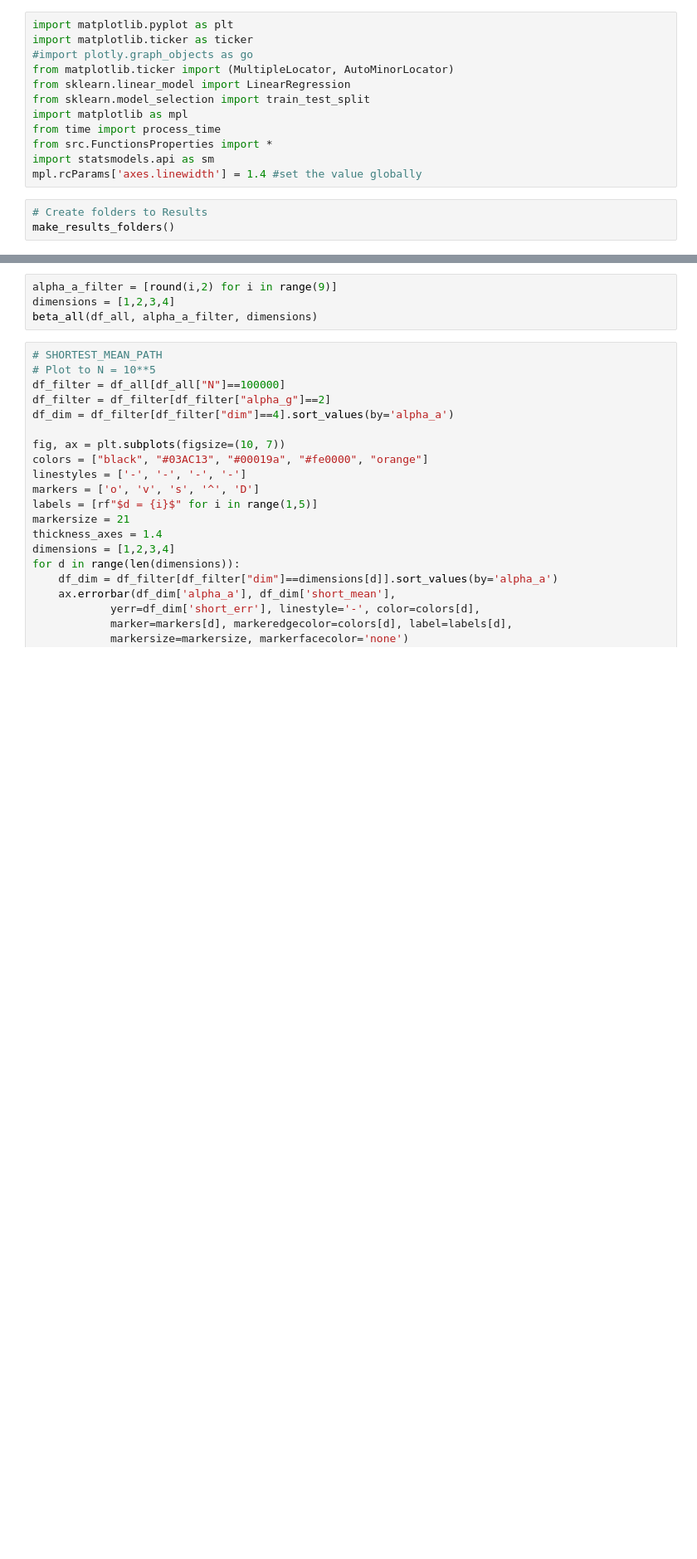
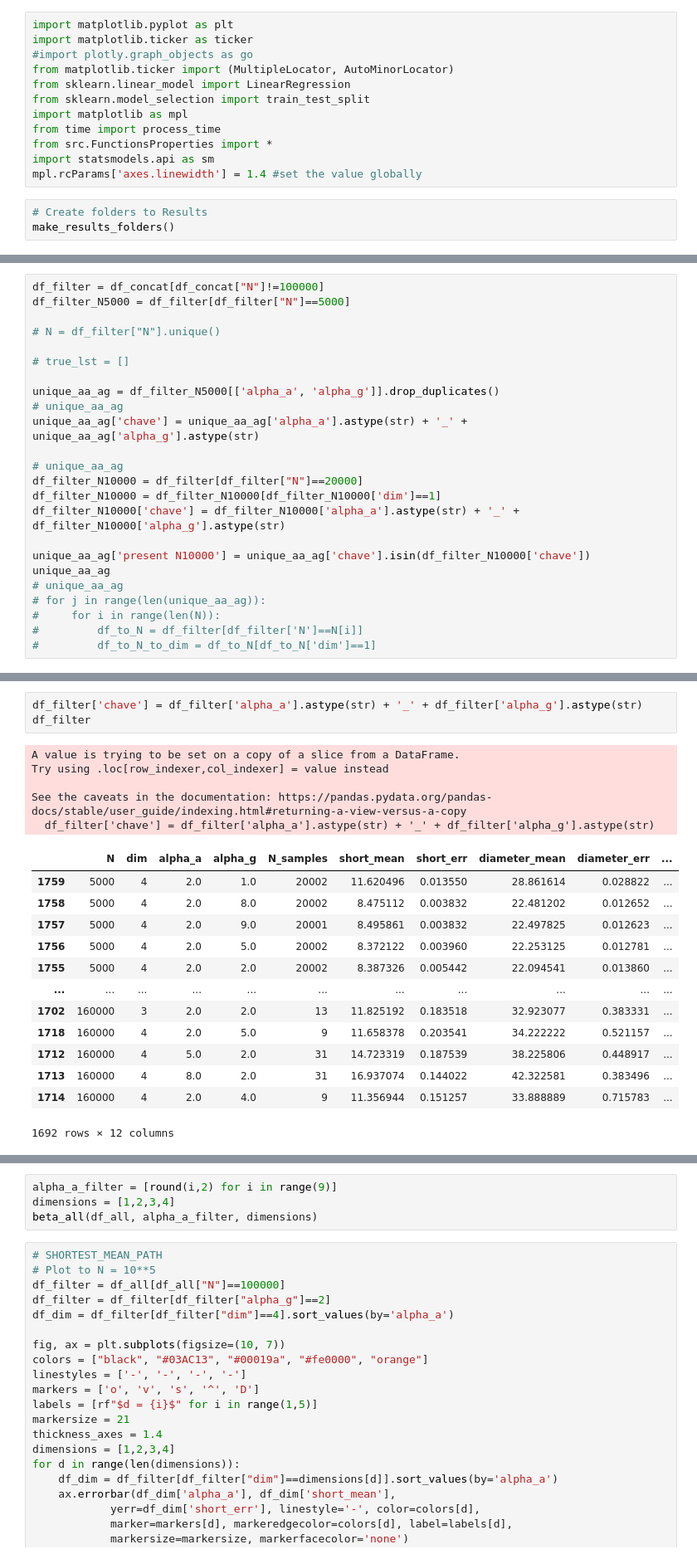
Before and after one commit to JuniorAlencar/TsallisNetwork, a Jupyter notebook: scripts/jupyter/shortespath.ipynb, the cells around one changed output, grey strips where cells are left out. Shown at 83% size. Saved outputs shown, nothing was run; the diff lists cells and outputs as text; blank space fills up the shorter version.

```diff
--- a/scripts/jupyter/shortespath.ipynb
+++ b/scripts/jupyter/shortespath.ipynb
@@ -37,0 +59,24 @@ df_all.head()
+# %%
+df_filter = df_concat[df_concat["N"]!=100000]
+df_filter_N5000 = df_filter[df_filter["N"]==5000]
+
+# N = df_filter["N"].unique()
+
+# true_lst = []
+
+unique_aa_ag = df_filter_N5000[['alpha_a', 'alpha_g']].drop_duplicates()
+# unique_aa_ag
+unique_aa_ag['chave'] = unique_aa_ag['alpha_a'].astype(str) + '_' + unique_aa_ag['alpha_g'].astype(str)
+
+# unique_aa_ag
+df_filter_N10000 = df_filter[df_filter["N"]==20000]
+df_filter_N10000 = df_filter_N10000[df_filter_N10000['dim']==1]
+df_filter_N10000['chave'] = df_filter_N10000['alpha_a'].astype(str) + '_' + df_filter_N10000['alpha_g'].astype(str)
+
+unique_aa_ag['present N10000'] = unique_aa_ag['chave'].isin(df_filter_N10000['chave'])
+unique_aa_ag
+# unique_aa_ag
+# for j in range(len(unique_aa_ag)):
+#     for i in range(len(N)):
+#         df_to_N = df_filter[df_filter['N']==N[i]]
+#         df_to_N_to_dim = df_to_N[df_to_N['dim']==1]
@@ -37,0 +94,22 @@ df_all.head()
+# %%
+df_filter['chave'] = df_filter['alpha_a'].astype(str) + '_' + df_filter['alpha_g'].astype(str)
+df_filter
+# %% [output]
+A value is trying to be set on a copy of a slice from a DataFrame.
+Try using .loc[row_indexer,col_indexer] = value instead
+
+See the caveats in the documentation: https://pandas.pydata.org/pandas-docs/stable/user_guide/indexing.html#returning-a-view-versus-a-copy
+  df_filter['chave'] = df_filter['alpha_a'].astype(str) + '_' + df_filter['alpha_g'].astype(str)
+|  | N | dim | alpha_a | alpha_g | N_samples | short_mean | short_err | diameter_mean | diameter_err | ... |
+| 1759 | 5000 | 4 | 2.0 | 1.0 | 20002 | 11.620496 | 0.013550 | 28.861614 | 0.028822 | ... |
+| 1758 | 5000 | 4 | 2.0 | 8.0 | 20002 | 8.475112 | 0.003832 | 22.481202 | 0.012652 | ... |
+| 1757 | 5000 | 4 | 2.0 | 9.0 | 20001 | 8.495861 | 0.003832 | 22.497825 | 0.012623 | ... |
+| 1756 | 5000 | 4 | 2.0 | 5.0 | 20002 | 8.372122 | 0.003960 | 22.253125 | 0.012781 | ... |
+| 1755 | 5000 | 4 | 2.0 | 2.0 | 20002 | 8.387326 | 0.005442 | 22.094541 | 0.013860 | ... |
+| ... | ... | ... | ... | ... | ... | ... | ... | ... | ... | ... |
+| 1702 | 160000 | 3 | 2.0 | 2.0 | 13 | 11.825192 | 0.183518 | 32.923077 | 0.383331 | ... |
+| 1718 | 160000 | 4 | 2.0 | 5.0 | 9 | 11.658378 | 0.203541 | 34.222222 | 0.521157 | ... |
+| 1712 | 160000 | 4 | 5.0 | 2.0 | 31 | 14.723319 | 0.187539 | 38.225806 | 0.448917 | ... |
+| 1713 | 160000 | 4 | 8.0 | 2.0 | 31 | 16.937074 | 0.144022 | 42.322581 | 0.383496 | ... |
+| 1714 | 160000 | 4 | 2.0 | 4.0 | 9 | 11.356944 | 0.151257 | 33.888889 | 0.715783 | ... |
+1692 rows × 12 columns
```
Also changed, not shown: parts of 5 cells of this notebook, 5 other files.
